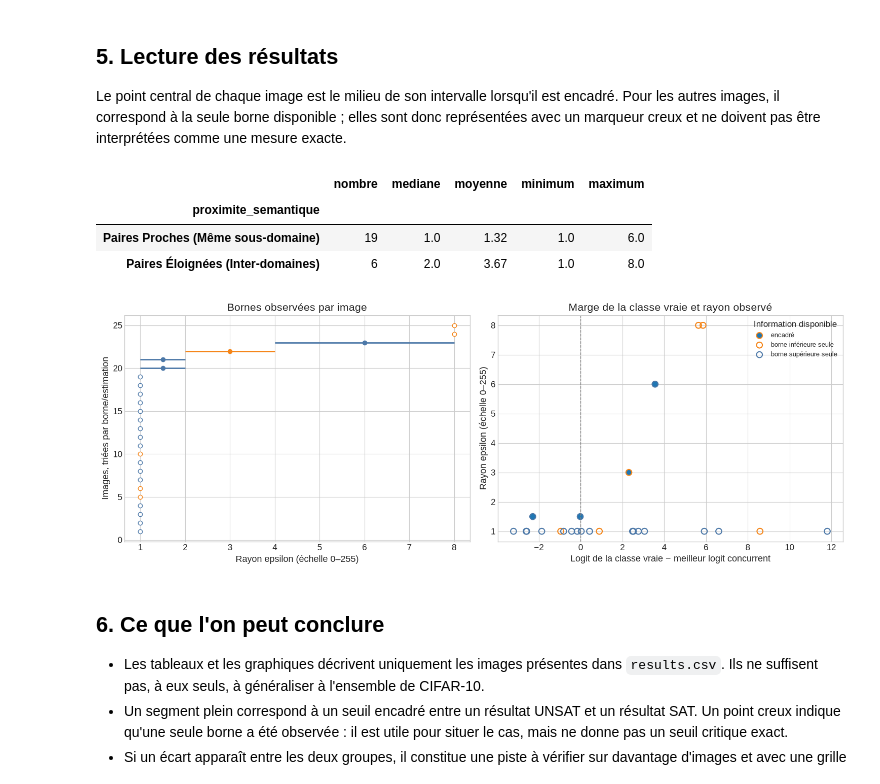
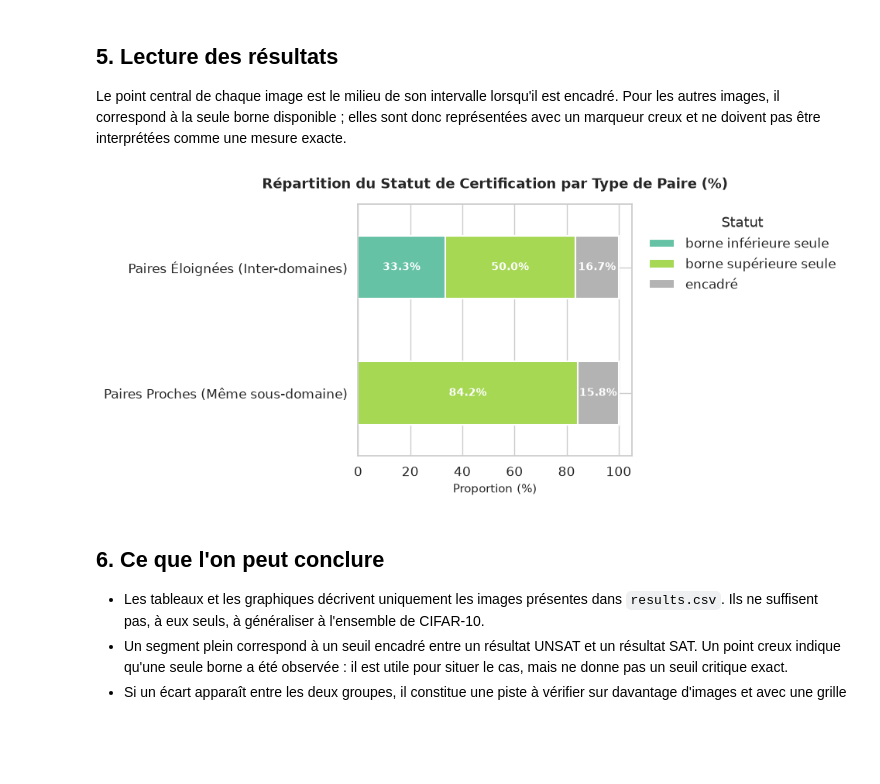
Before and after one commit to anesmeftah/alpha-beta-crown-evaluation, a Jupyter notebook: notebooks/Etape4_Analyse_Par_Classe_Semantique.ipynb, the cells around one changed output. Drawn from its saved outputs; the diff is of its cells as text; code cells hidden in the pictures; blank space fills up the shorter version.

```diff
--- a/notebooks/Etape4_Analyse_Par_Classe_Semantique.ipynb
+++ b/notebooks/Etape4_Analyse_Par_Classe_Semantique.ipynb
@@ -251,46 +251,38 @@ Qualité de l'encadrement du seuil :
 
 Le point central de chaque image est le milieu de son intervalle lorsqu'il est encadré. Pour les autres images, il correspond à la seule borne disponible ; elles sont donc représentées avec un marqueur creux et ne doivent pas être interprétées comme une mesure exacte.
 # %%
-display(df_pairs.groupby('proximite_semantique')['eps_star_255']
-        .agg(nombre='count', mediane='median', moyenne='mean', minimum='min', maximum='max')
-        .round(2))
+# Calcul des proportions
+df_counts = (df_pairs.groupby(['proximite_semantique', 'statut_intervalle'])
+             .size()
+             .unstack(fill_value=0)
+             .apply(lambda r: r / r.sum() * 100, axis=1))
 
-fig, axes = plt.subplots(1, 2, figsize=(15, 5.5))
-colors = {'Paires Proches (Même sous-domaine)': '#4c78a8',
-          'Paires Éloignées (Inter-domaines)': '#f58518'}
+ax = df_counts.plot(
+    kind='barh',
+    stacked=True,
+    figsize=(10, 4.5),
+    colormap='Set2',
+    edgecolor='white',
+    linewidth=1.5
+)
 
-# Chaque segment représente l'intervalle obtenu avec la grille de vérification.
-for index, row in df_pairs.sort_values('eps_star_255').reset_index(drop=True).iterrows():
-    color = colors[row['proximite_semantique']]
-    y = index + 1
-    if pd.notna(row['borne_inferieure_255']) and pd.notna(row['borne_superieure_255']):
-        axes[0].hlines(y, row['borne_inferieure_255'], row['borne_superieure_255'], color=color, lw=2)
-    axes[0].plot(row['eps_star_255'], y, 'o', color=color, ms=6,
-                 markerfacecolor=color if row['statut_intervalle'] == 'encadré' else 'white')
-axes[0].set_title("Bornes observées par image")
-axes[0].set_xlabel("Rayon epsilon (échelle 0–255)")
-axes[0].set_ylabel("Images, triées par borne/estimation")
+plt.title("Répartition du Statut de Certification par Type de Paire (%)", fontsize=13, pad=15, fontweight='bold')
+plt.xlabel("Proportion (%)", fontsize=11)
+plt.ylabel("")
+plt.legend(title="Statut", bbox_to_anchor=(1.02, 1), loc='upper left')
 
-for status, marker, facecolor in [('encadré', 'o', None), ('borne inférieure seule', 'o', 'none'),
-                                  ('borne supérieure seule', 'o', 'none')]:
-    subset = df_pairs[df_pairs['statut_intervalle'] == status]
-    axes[1].scatter(subset['margin'], subset['eps_star_255'], s=70, marker=marker,
-                    facecolors=facecolor, edgecolors=[colors[x] for x in subset['proximite_semantique']],
-                    label=status, linewidths=1.5)
-axes[1].axvline(0, color='0.5', lw=1, ls='--')
-axes[1].set_title("Marge de la classe vraie et rayon observé")
-axes[1].set_xlabel("Logit de la classe vraie − meilleur logit concurrent")
-axes[1].set_ylabel("Rayon epsilon (échelle 0–255)")
-axes[1].legend(title="Information disponible", fontsize=9)
+# Ajout des pourcentages sur les barres
+for p in ax.patches:
+    width, height = p.get_width(), p.get_height()
+    if width > 5: # Afficher le texte seulement si le segment est assez large
+        x, y = p.get_xy()
+        ax.text(x + width/2, y + height/2, f"{width:.1f}%",
+                ha='center', va='center', color='white', fontweight='bold', fontsize=10)
 
 plt.tight_layout()
 plt.show()
 # %% [output]
-|  | nombre | mediane | moyenne | minimum | maximum |
-| proximite_semantique |  |  |  |  |  |
-| Paires Proches (Même sous-domaine) | 19 | 1.0 | 1.32 | 1.0 | 6.0 |
-| Paires Éloignées (Inter-domaines) | 6 | 2.0 | 3.67 | 1.0 | 8.0 |
-[figure, old version]
+[figure, new version]
 # %% [markdown]
 ## 6. Ce que l'on peut conclure
 
```
Also changed, not shown: parts of 1 cell of this notebook, 2 other files.
